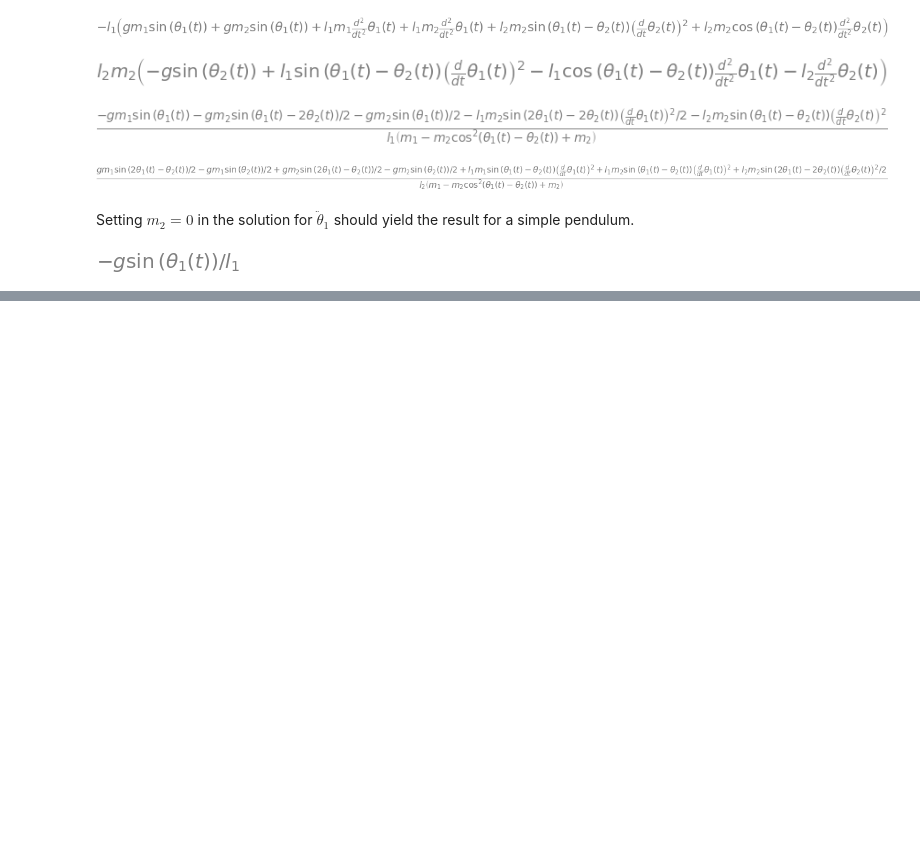
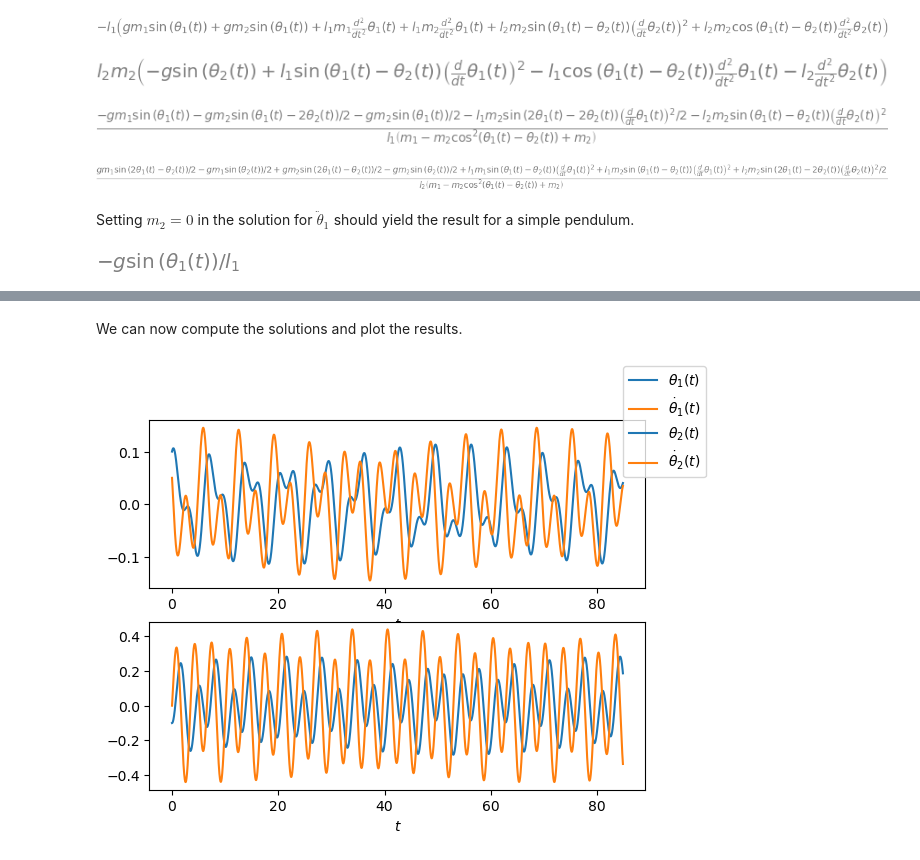
Before and after one commit to gjbex/Scientific-Python, a Jupyter notebook: source-code/sympy/pendulums.ipynb, the cells around one changed output, grey strips where cells are left out. Cells and saved outputs as stored; diff of their text form; code cells hidden in the pictures; blank space fills up the shorter version.

```diff
--- a/source-code/sympy/pendulums.ipynb
+++ b/source-code/sympy/pendulums.ipynb
@@ -350,0 +396,3 @@ rhs[theta1_ddot].subs(m2, 0)
+# %%
+jacobian = sympy.Matrix(4, 4, lambda i, j: eqs[i].diff(funcs[j]))
+jacobian
@@ -350,0 +436,45 @@ rhs[theta1_ddot].subs(m2, 0)
+# %% [markdown]
+We can now compute the solutions and plot the results.
+# %%
+def solve_system(t0, t_max, delta_t,
+                 theta1_0, omega1_0, theta2_0, omega2_0,
+                 g, m1, l1, m2, l2):
+    system = ode(sp_funcs, sp_jac) \
+        .set_integrator('dopri5') \
+        .set_f_params(g, m1, l1, m2, l2) \
+        .set_jac_params(g, m1, l1, m2, l2) \
+        .set_initial_value((theta1_0, omega1_0, theta2_0, omega2_0), t0)
+
+    t_vals, theta1_vals, omega1_vals, theta2_vals, omega2_vals = \
+        [t0], [theta1_0], [omega1_0], [theta2_0], [omega2_0]
+    while system.successful() and system.t <= t_max:
+        system.integrate(system.t + delta_t)
+        t_vals.append(system.t)
+        theta1_vals.append(system.y[0])
+        omega1_vals.append(system.y[1])
+        theta2_vals.append(system.y[2])
+        omega2_vals.append(system.y[3])
+
+
+    return t_vals, theta1_vals, omega1_vals, theta2_vals, omega2_vals
+# %%
+def plot_solutions(t_values, theta1_vals, omega1_vals,
+                   theta2_vals, omega2_vals):
+    figure, axes = plt.subplots(2, 1)
+    axes[0].plot(t_values, theta1_vals, label=r'$\theta_1(t)$')
+    axes[0].plot(t_values, omega1_vals, label=r'$\dot{\theta}_1(t)$')
+    axes[0].set_xlabel(r'$t$')
+    axes[1].plot(t_values, theta2_vals, label=r'$\theta_2(t)$')
+    axes[1].plot(t_values, omega2_vals, label=r'$\dot{\theta}_2(t)$')
+    axes[1].set_xlabel(r'$t$')
+    figure.legend()
+    return
+# %%
+t_vals, theta1_vals, omega1_vals, theta2_vals, omega2_vals = \
+    solve_system(t0=0.0, delta_t=0.005, t_max=27.0*np.pi,
+                 theta1_0=0.1, omega1_0=0.05,
+                 theta2_0=-0.1, omega2_0 = 0.0,
+                 g=9.81, m1=1.0, l1=9.81, m2=0.5, l2=9.81/2.0)
+plot_solutions(t_vals, theta1_vals, omega1_vals, theta2_vals, omega2_vals)
+# %% [output]
+[figure, added]
```
Also changed, not shown: parts of 14 cells of this notebook.
